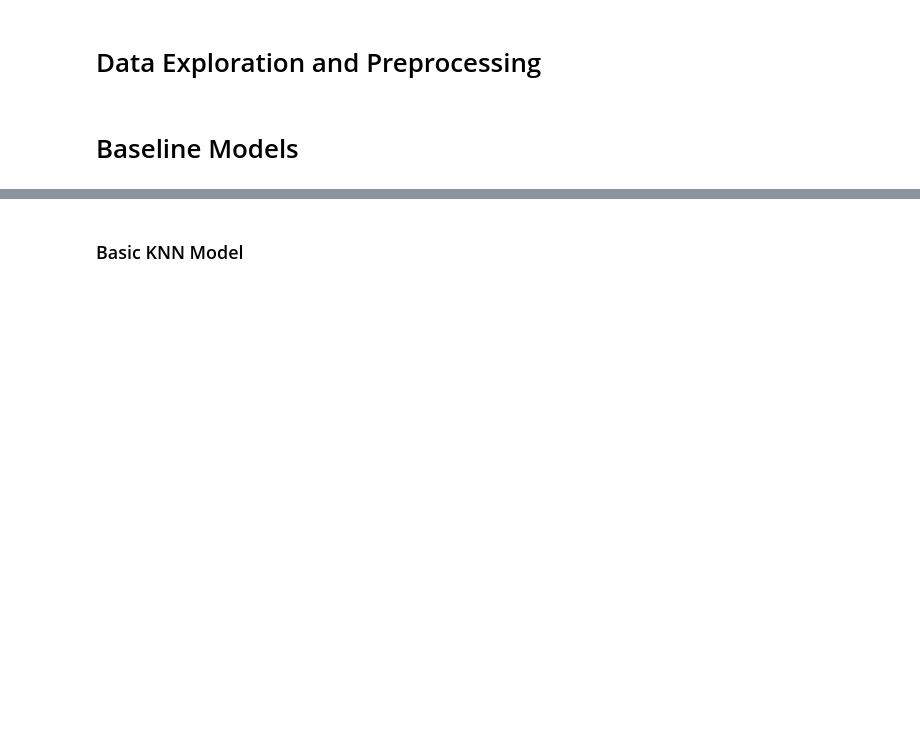
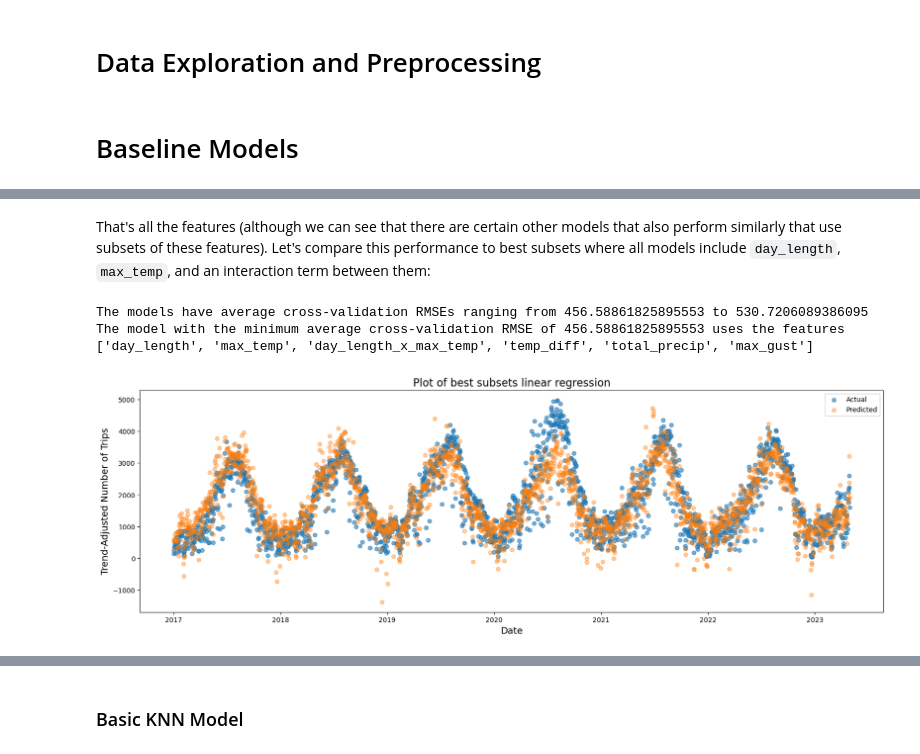
Before and after one commit to hodagben/bike-share-project, a Jupyter notebook: final_report/final_report.ipynb, the cells around one changed output, grey strips where cells are left out. Saved outputs shown, nothing was run; the diff lists cells and outputs as text; code cells hidden in the pictures; blank space fills up the shorter version.

```diff
--- a/final_report/final_report.ipynb
+++ b/final_report/final_report.ipynb
@@ -62,0 +97,18 @@ linear_model.fit(X_train, y_train)
+# %%
+scaler = StandardScaler().set_output(transform='pandas')
+bike_train_scaled = scaler.fit_transform(bike_train[features])
+bike_train_scaled[target] = bike_train[target]
+# %%
+models = powerset(features)
+rmses = np.zeros((n_splits,len(models)))
+
+for i, (train_index, test_index) in enumerate(kfold.split(bike_train_scaled)):
+    bike_tt = bike_train_scaled.iloc[train_index]
+    bike_ho = bike_train_scaled.iloc[test_index]
+
+    for j, model in enumerate(models):
+        reg = LinearRegression()
+        reg.fit(bike_tt[model], bike_tt[target])
+        pred = reg.predict(bike_ho[model])
+
+        rmses[i,j] = np.sqrt(mean_squared_error(bike_ho[target], pred))
@@ -62,0 +122,57 @@ linear_model.fit(X_train, y_train)
+# %% [markdown]
+That's all the features (although we can see that there are certain other models that also perform similarly that use subsets of these features). Let's compare this performance to best subsets where all models include ``day_length``, ``max_temp``, and an interaction term between them:
+# %%
+bike_train_scaled['day_length_x_max_temp'] = bike_train_scaled.day_length * bike_train_scaled.max_temp
+
+base_features = ['day_length','max_temp','day_length_x_max_temp']
+remaining_features = ['temp_diff', 'total_precip', 'snow_on_ground', 'max_gust']
+models = [base_features + subset for subset in powerset(remaining_features)]
+
+rmses = np.zeros((n_splits,len(models)))
+
+for i, (train_index, test_index) in enumerate(kfold.split(bike_train_scaled)):
+    bike_tt = bike_train_scaled.iloc[train_index]
+    bike_ho = bike_train_scaled.iloc[test_index]
+
+    for j, model in enumerate(models):
+        reg = LinearRegression()
+        reg.fit(bike_tt[model], bike_tt[target])
+        pred = reg.predict(bike_ho[model])
+
+        rmses[i,j] = np.sqrt(mean_squared_error(bike_ho[target], pred))
+
+avg_rmses = np.mean(rmses,axis=0)
+
+print("The models have average cross-validation RMSEs ranging from",np.min(avg_rmses),"to",np.max(avg_rmses))
+print("The model with the minimum average cross-validation RMSE of",np.min(avg_rmses),"uses the features",models[np.argmin(avg_rmses)])
+# %% [output]
+The models have average cross-validation RMSEs ranging from 456.58861825895553 to 530.7206089386095
+The model with the minimum average cross-validation RMSE of 456.58861825895553 uses the features ['day_length', 'max_temp', 'day_length_x_max_temp', 'temp_diff', 'total_precip', 'max_gust']
+# %%
+best_subset = models[np.argmin(avg_rmses)]
+
+reg_bestsubset = LinearRegression()
+reg_bestsubset.fit(bike_train_scaled[best_subset],
+                   bike_train[target])
+preds_bestsubset = reg_bestsubset.predict(bike_train_scaled[best_subset])
+# %%
+plt.figure(figsize=(20,6))
+
+plt.scatter(bike_train.Date,
+           bike_train[target],
+           alpha=0.6,
+           label='Actual')
+
+plt.scatter(bike_train.Date,
+           preds_bestsubset,
+           alpha=0.4,
+           label='Predicted')
+
+plt.xlabel('Date',fontsize=14)
+plt.ylabel('Trend-Adjusted Number of Trips',fontsize=14)
+plt.title('Plot of best subsets linear regression',fontsize=16)
+plt.legend()
+
+plt.show()
+# %% [output]
+[figure, added]
```
Also changed, not shown: parts of 21 cells of this notebook, 1 other file.
